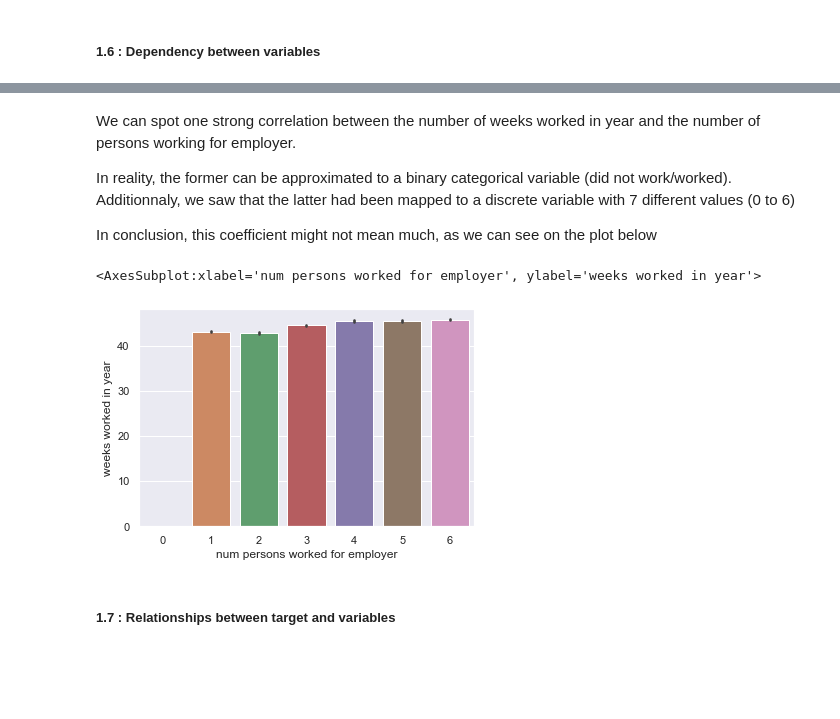
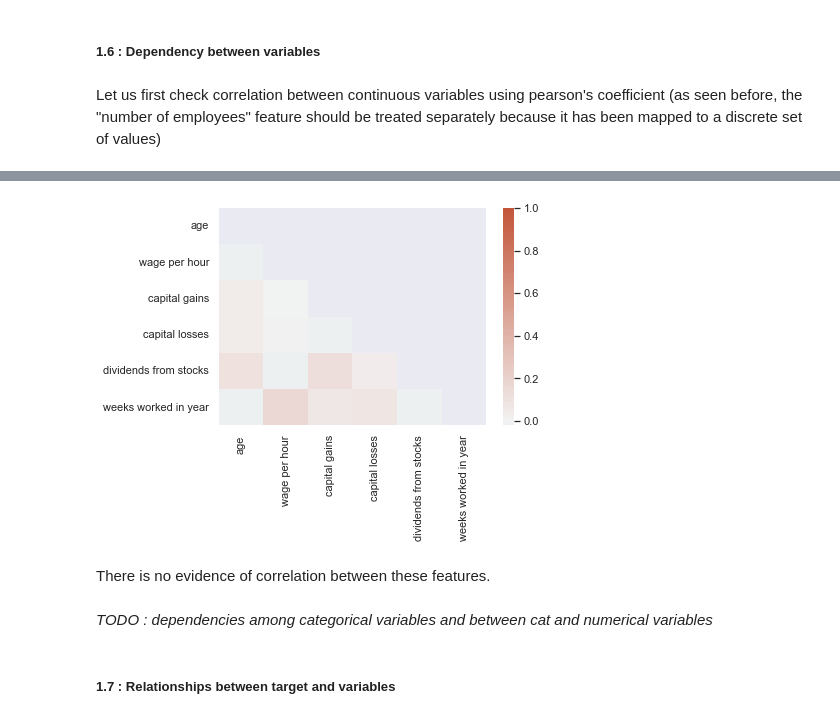
Before and after one commit to jboistard/dataiku_assessment, a Jupyter notebook: 1_EDA.ipynb, the cells around one changed output, grey strips where cells are left out. Saved outputs shown, nothing was run; the diff lists cells and outputs as text; code cells hidden in the pictures; blank space fills up the shorter version.

```diff
--- a/1_EDA.ipynb
+++ b/1_EDA.ipynb
@@ -278,9 +271,11 @@ features = data[num_cols + cat_cols]
+# %% [markdown]
+Let us first check correlation between continuous variables using pearson's coefficient (as seen before, the "number of employees" feature should be treated separately because it has been mapped to a discrete set of values)
 # %%
 # Check correlation coefficient between continous variables
 import numpy as np
 
-corr = data[col in num_cols if col != "num persons worked for employer"].corr(method='pearson')
+corr = data[[col for col in num_cols if col != "num persons worked for employer"]].corr(method='pearson')
 mask = np.triu(np.ones_like(corr, dtype=bool))
 cmap = sns.diverging_palette(230, 20, as_cmap=True)
-sns.heatmap(corr, cmap=cmap, center=0, mask=mask)
+sns.heatmap(corr, cmap=cmap, center=0, vmax=1, mask=mask)
 # %% [output]
@@ -288,14 +283,8 @@ SyntaxError: invalid syntax (Temp/ipykernel_21156/4280536633.py, line 5)
+[figure, added]
-# %% [markdown]
-We can spot one strong correlation between the number of weeks worked in year and the number of persons working for employer.
-
-In reality, the former can be approximated to a binary categorical variable (did not work/worked). Additionnaly, we saw that the latter had been mapped to a discrete variable with 7 different values (0 to 6)
-
-In conclusion, this coefficient might not mean much, as we can see on the plot below
-# %%
-sns.barplot(x=data["num persons worked for employer"], y=data["weeks worked in year"])
-# %% [output]
-<AxesSubplot:xlabel='num persons worked for employer', ylabel='weeks worked in year'>
-[figure, removed]
+# %% [markdown]
+There is no evidence of correlation between these features.
+# %% [markdown]
+*TODO : dependencies among categorical variables and between cat and numerical variables*
 # %% [markdown]
 ##### **1.7 : Relationships between target and variables**
 # %%
```
Also changed, not shown: parts of 18 cells of this notebook.
